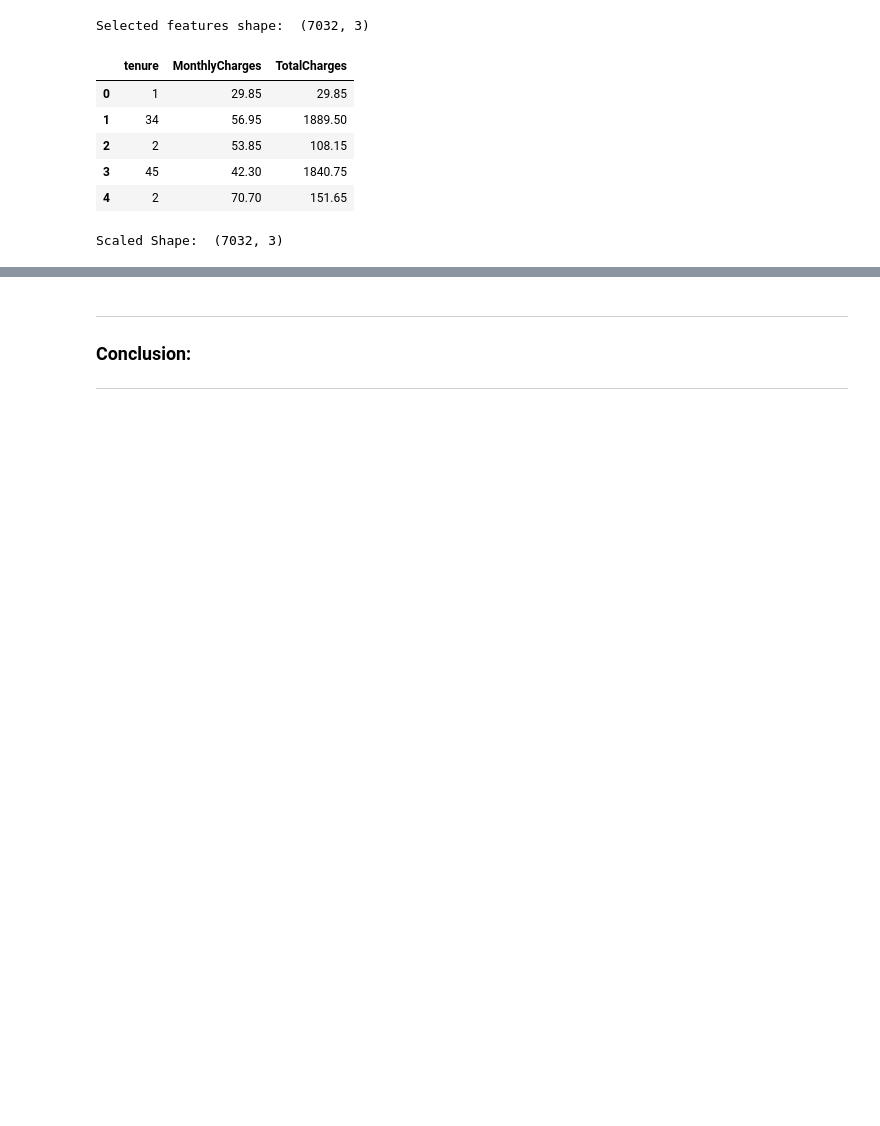
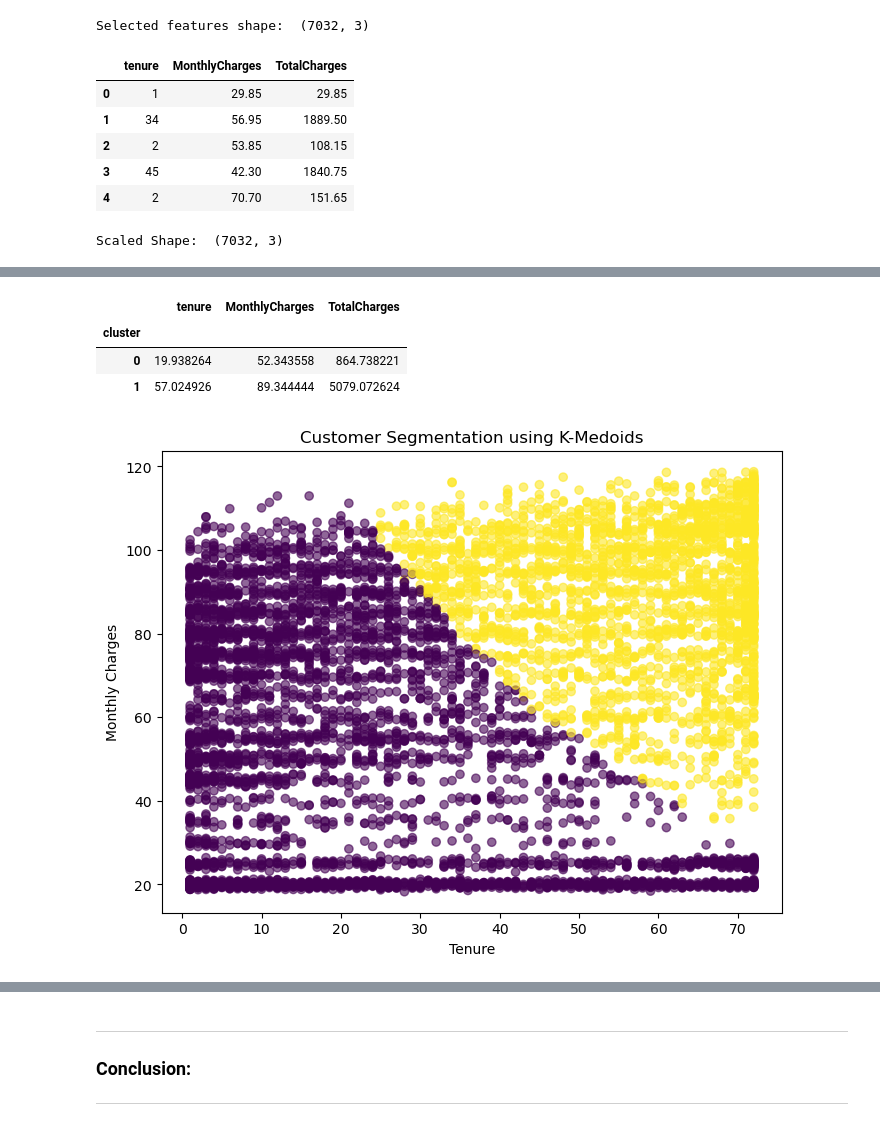
Before and after one commit to aashoday/fml-lab, a Jupyter notebook: notebooks/assignment_8.ipynb, the cells around one changed output, grey strips where cells are left out. Cells and saved outputs as stored; diff of their text form; code cells hidden in the pictures; blank space fills up the shorter version.

```diff
--- a/notebooks/assignment_8.ipynb
+++ b/notebooks/assignment_8.ipynb
@@ -133,0 +143,22 @@ df["cluster"].value_counts()
+# %%
+# Compare cluster-wise avg
+cluster_summary = df.groupby("cluster")[["tenure", "MonthlyCharges", "TotalCharges"]].mean()
+
+cluster_summary
+# %% [output]
+|  | tenure | MonthlyCharges | TotalCharges |
+| cluster |  |  |  |
+| 0 | 19.938264 | 52.343558 | 864.738221 |
+| 1 | 57.024926 | 89.344444 | 5079.072624 |
+# %%
+plt.figure(figsize=(8,6))
+
+plt.scatter(df["tenure"], df["MonthlyCharges"],
+            c=df["cluster"], cmap="viridis", alpha=0.6)
+
+plt.xlabel("Tenure")
+plt.ylabel("Monthly Charges")
+plt.title("Customer Segmentation using K-Medoids")
+plt.show()
+# %% [output]
+[figure, added]
```
Also changed, not shown: parts of 3 cells of this notebook.
